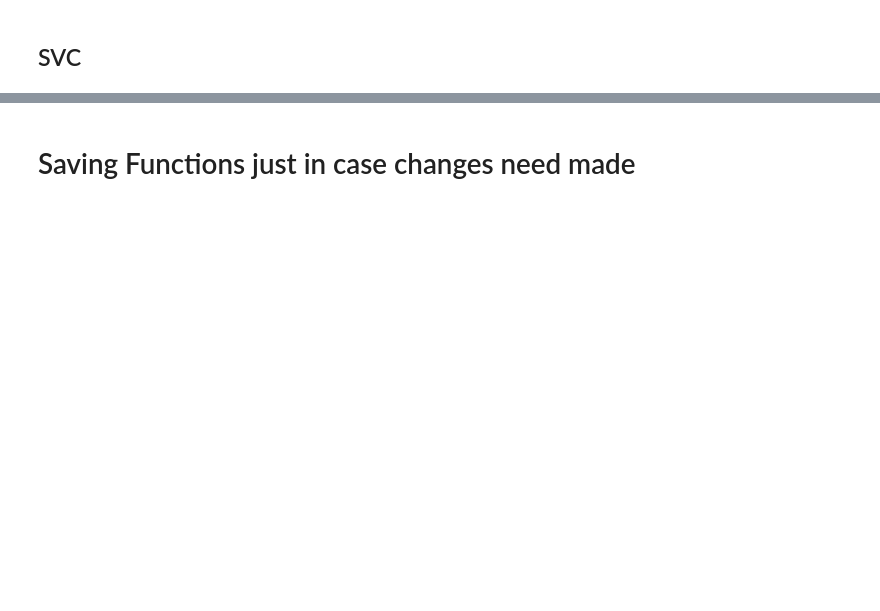
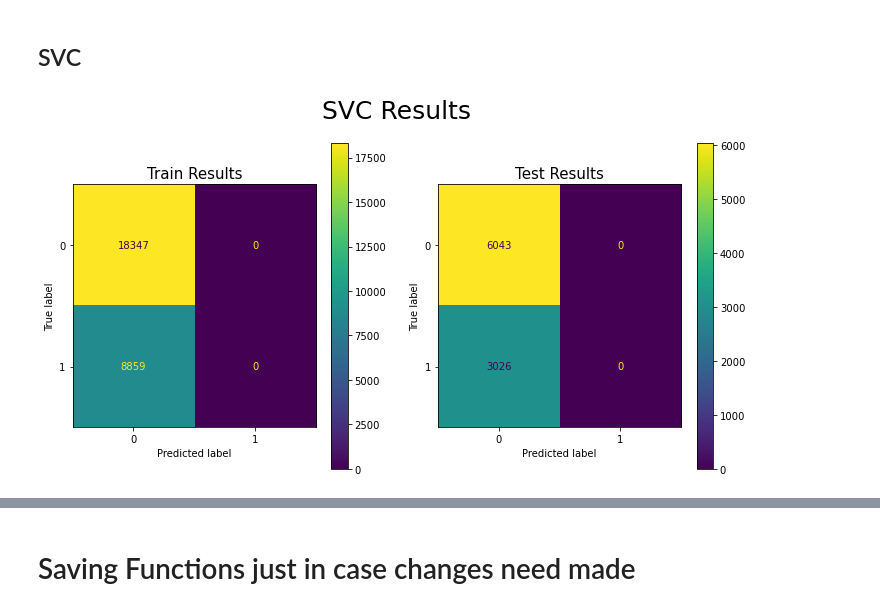
Before and after one commit to mduncan23/Hotel_Cancellation_Predictor, a Jupyter notebook: Hotel_Cancellation_Notebook-Clean.ipynb, the cells around one changed output, grey strips where cells are left out. Cells and saved outputs as stored; diff of their text form; code cells hidden in the pictures; blank space fills up the shorter version.

```diff
--- a/Hotel_Cancellation_Notebook-Clean.ipynb
+++ b/Hotel_Cancellation_Notebook-Clean.ipynb
@@ -856,0 +836,10 @@ SVC_model = Pipeline([
+# %%
+score_card = score_model(SVC_model,
+                         'SVC',
+                         score_card,
+                         X_train,
+                         X_test,
+                         y_train,
+                         y_test)
+# %% [output]
+[figure, added]
```
Also changed, not shown: parts of 34 cells of this notebook.
